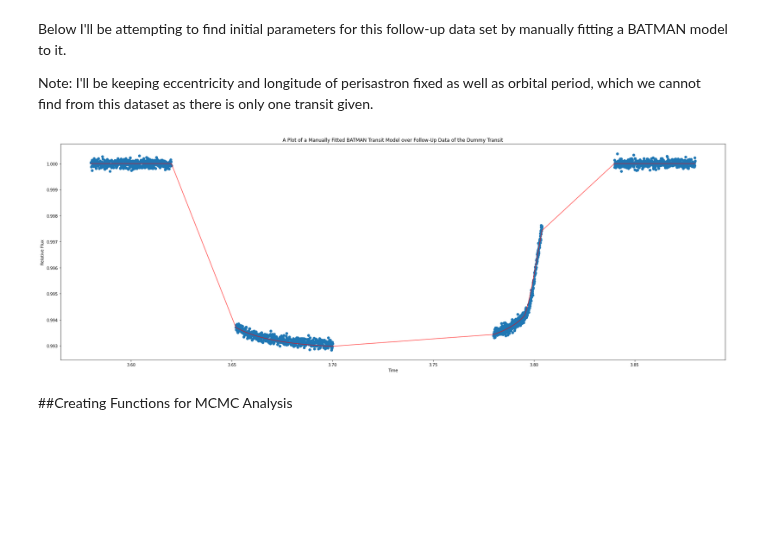
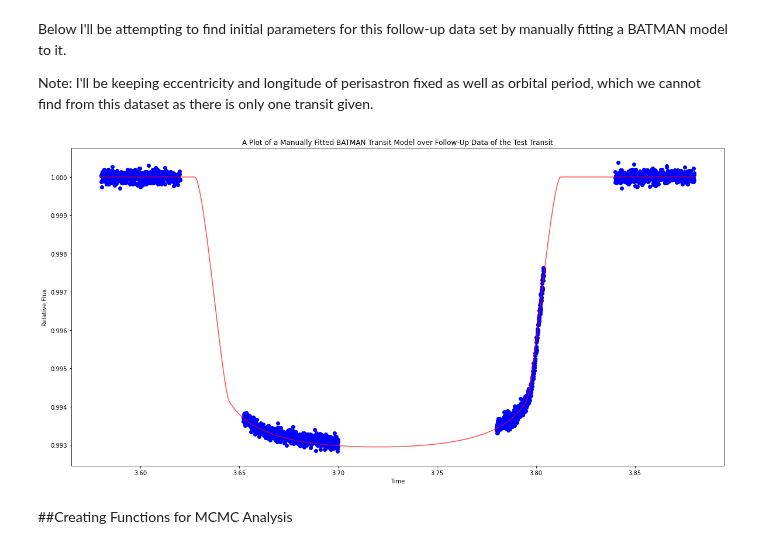
Before and after one commit to Hamza-Suleman/transiting-exoplanets, a Jupyter notebook: Dummy_Transit.ipynb, the cells around one changed output. Cells and saved outputs as stored; diff of their text form; code cells hidden in the pictures; blank space fills up the shorter version.

```diff
--- a/Dummy_Transit.ipynb
+++ b/Dummy_Transit.ipynb
@@ -127,12 +122,14 @@ def transit_plot(par,t,xaxis="Time",plottype="line",colour="b",transparency=None
   params.w = par[6]                       #longitude of periastron (in degrees)
   params.u = [0.1, 0.3]                   #limb darkening coefficients [u1, u2]
   params.limb_dark = "quadratic"          #limb darkening model
-  m = batman.TransitModel(params, t)      #initializes model
+  #m = batman.TransitModel(params, t)      #initializes model
+  time_space = np.linspace(min(t),max(t),500)
+  m = batman.TransitModel(params,time_space)
   flux = m.light_curve(params)            #calculates light curve
   if plottype == "scatter":
-    plt.scatter(t,flux,color=colour,alpha=transparency)
+    plt.scatter(time_space,flux,color=colour,alpha=transparency)
   else:
-    plt.plot(t, flux,color=colour,alpha=transparency)
+    plt.plot(time_space,flux,color=colour,alpha=transparency)
   plt.xlabel(xaxis)
   plt.ylabel("Relative flux")
 # %% [markdown]
@@ -345,16 +342,16 @@ Below I'll be attempting to find initial parameters for this follow-up data set
 
 Note: I'll be keeping eccentricity and longitude of perisastron fixed as well as orbital period, which we cannot find from this dataset as there is only one transit given.
 # %%
-plt.figure(figsize=(30,10))
-plt.scatter(followup_time,followup_flux)
+plt.figure(figsize=(20,10))
+plt.scatter(followup_time,followup_flux,color="b")
 followup_initial_params = [3.72e+00,4.78070560e+00,8.1e-02,8.16e+00,9.31147956e+01,0.00000000e+00,9.00000000e+01]
 transit_plot(followup_initial_params,followup_time,colour="r",transparency=0.7)
 plt.xlabel("Time")
 plt.ylabel("Relative Flux")
-plt.title("A Plot of a Manually Fitted BATMAN Transit Model over Follow-Up Data of the Dummy Transit")
+plt.title("A Plot of a Manually Fitted BATMAN Transit Model over Follow-Up Data of the Test Transit")
 plt.show()
 # %% [output]
-[figure, old version]
+[figure, new version]
 # %% [markdown]
 ##Creating Functions for MCMC Analysis
 # %% [markdown]
```
Also changed, not shown: parts of 14 cells of this notebook.
